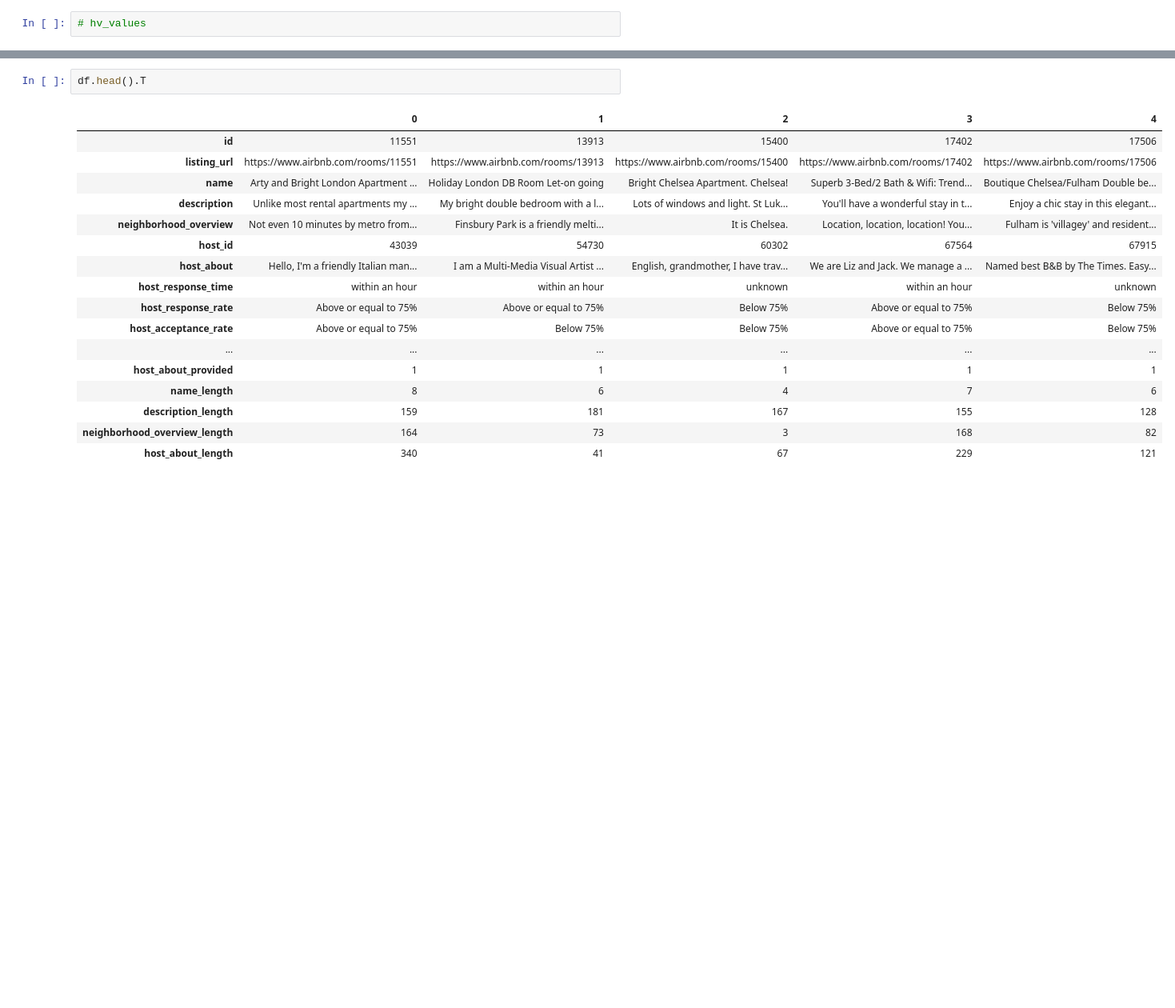
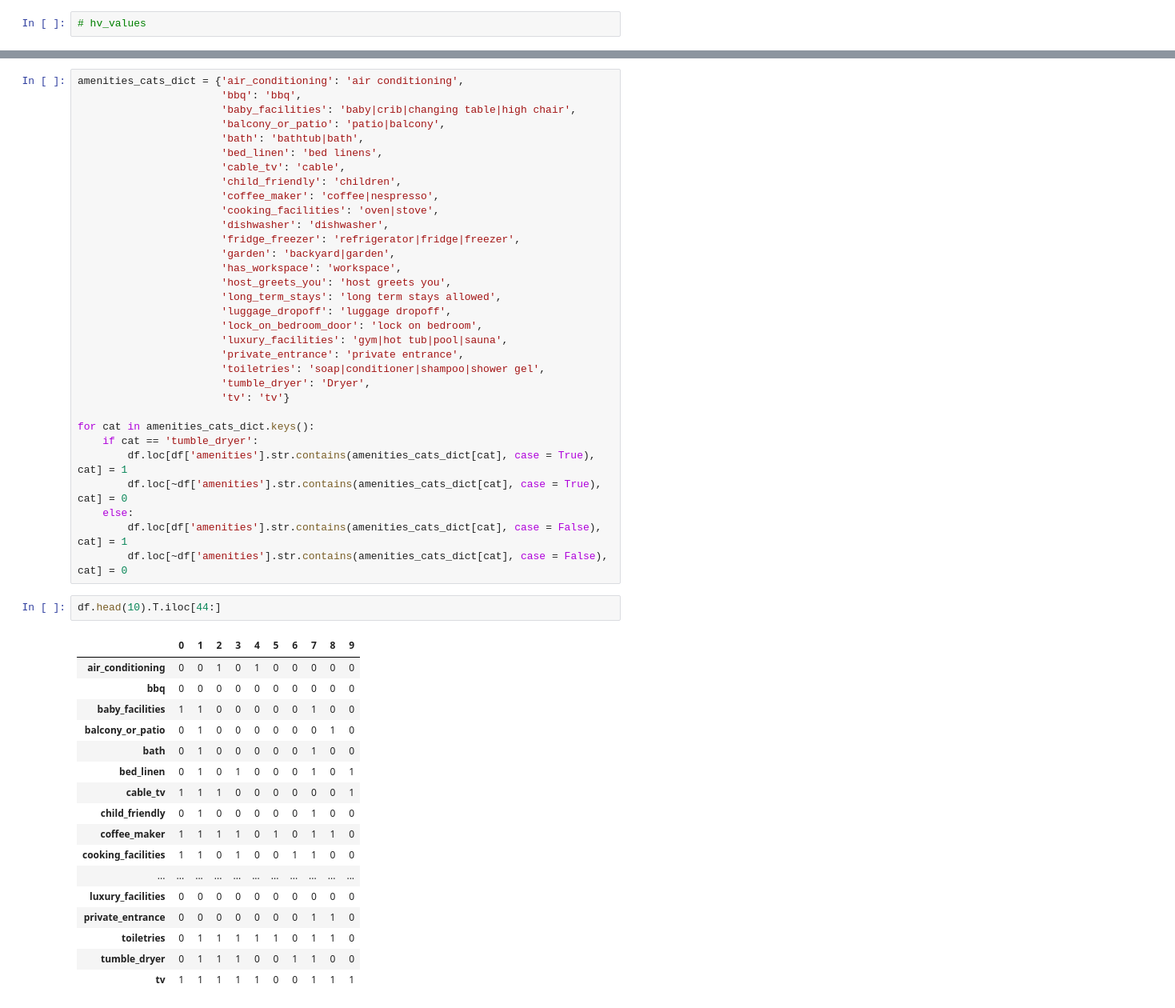
Before and after one commit to jradford5/GA_capstone_Airbnb_project, a Jupyter notebook: notebooks/capstone_airbnb_data_wrangling.ipynb, the cells around one changed output, grey strips where cells are left out. Shown: that part at 80% size. Saved outputs shown, nothing was run; the diff lists cells and outputs as text; blank space fills up the shorter version.

Commit message:
amenities variable resolved

```diff
--- a/notebooks/capstone_airbnb_data_wrangling.ipynb
+++ b/notebooks/capstone_airbnb_data_wrangling.ipynb
@@ -668,21 +647,53 @@ sorted(amenities_count_dict.items(), key = lambda kv: kv[1], reverse=True)
+# %%
+amenities_cats_dict = {'air_conditioning': 'air conditioning',
+                       'bbq': 'bbq',
+                       'baby_facilities': 'baby|crib|changing table|high chair',
+                       'balcony_or_patio': 'patio|balcony',
+                       'bath': 'bathtub|bath',
+                       'bed_linen': 'bed linens',
+                       'cable_tv': 'cable',
+                       'child_friendly': 'children',
+                       'coffee_maker': 'coffee|nespresso',
+                       'cooking_facilities': 'oven|stove',
+                       'dishwasher': 'dishwasher',
+                       'fridge_freezer': 'refrigerator|fridge|freezer',
+                       'garden': 'backyard|garden',
+                       'has_workspace': 'workspace',
+                       'host_greets_you': 'host greets you',
+                       'long_term_stays': 'long term stays allowed',
+                       'luggage_dropoff': 'luggage dropoff',
+                       'lock_on_bedroom_door': 'lock on bedroom',
+                       'luxury_facilities': 'gym|hot tub|pool|sauna',
+                       'private_entrance': 'private entrance',
+                       'toiletries': 'soap|conditioner|shampoo|shower gel',
+                       'tumble_dryer': 'Dryer',
+                       'tv': 'tv'}
+
+for cat in amenities_cats_dict.keys():
+    if cat == 'tumble_dryer':
+        df.loc[df['amenities'].str.contains(amenities_cats_dict[cat], case = True), cat] = 1
+        df.loc[~df['amenities'].str.contains(amenities_cats_dict[cat], case = True), cat] = 0
+    else:
+        df.loc[df['amenities'].str.contains(amenities_cats_dict[cat], case = False), cat] = 1
+        df.loc[~df['amenities'].str.contains(amenities_cats_dict[cat], case = False), cat] = 0
 # %%
-df.head().T
+df.head(10).T.iloc[44:]
 # %% [output]
-|  | 0 | 1 | 2 | 3 | 4 |
-| id | 11551 | 13913 | 15400 | 17402 | 17506 |
-| listing_url | https://www.airbnb.com/rooms/11551 | https://www.airbnb.com/rooms/13913 | https://www.airbnb.com/rooms/15400 | https://www.airbnb.com/rooms/17402 | https://www.airbnb.com/rooms/17506 |
-| name | Arty and Bright London Apartment ... | Holiday London DB Room Let-on going | Bright Chelsea Apartment. Chelsea! | Superb 3-Bed/2 Bath & Wifi: Trend... | Boutique Chelsea/Fulham Double be... |
-| description | Unlike most rental apartments my ... | My bright double bedroom with a l... | Lots of windows and light. St Luk... | You'll have a wonderful stay in t... | Enjoy a chic stay in this elegant... |
-| neighborhood_overview | Not even 10 minutes by metro from... | Finsbury Park is a friendly melti... | It is Chelsea. | Location, location, location! You... | Fulham is 'villagey' and resident... |
-| host_id | 43039 | 54730 | 60302 | 67564 | 67915 |
-| host_about | Hello, I'm a friendly Italian man... | I am a Multi-Media Visual Artist ... | English, grandmother, I have trav... | We are Liz and Jack. We manage a ... | Named best B&B by The Times. Easy... |
-| host_response_time | within an hour | within an hour | unknown | within an hour | unknown |
-| host_response_rate | Above or equal to 75% | Above or equal to 75% | Below 75% | Above or equal to 75% | Below 75% |
-| host_acceptance_rate | Above or equal to 75% | Below 75% | Below 75% | Above or equal to 75% | Below 75% |
-| ... | ... | ... | ... | ... | ... |
-| host_about_provided | 1 | 1 | 1 | 1 | 1 |
-| name_length | 8 | 6 | 4 | 7 | 6 |
-| description_length | 159 | 181 | 167 | 155 | 128 |
-| neighborhood_overview_length | 164 | 73 | 3 | 168 | 82 |
-| host_about_length | 340 | 41 | 67 | 229 | 121 |
+|  | 0 | 1 | 2 | 3 | 4 | 5 | 6 | 7 | 8 | 9 |
+| air_conditioning | 0 | 0 | 1 | 0 | 1 | 0 | 0 | 0 | 0 | 0 |
+| bbq | 0 | 0 | 0 | 0 | 0 | 0 | 0 | 0 | 0 | 0 |
+| baby_facilities | 1 | 1 | 0 | 0 | 0 | 0 | 0 | 1 | 0 | 0 |
+| balcony_or_patio | 0 | 1 | 0 | 0 | 0 | 0 | 0 | 0 | 1 | 0 |
+| bath | 0 | 1 | 0 | 0 | 0 | 0 | 0 | 1 | 0 | 0 |
+| bed_linen | 0 | 1 | 0 | 1 | 0 | 0 | 0 | 1 | 0 | 1 |
+| cable_tv | 1 | 1 | 1 | 0 | 0 | 0 | 0 | 0 | 0 | 1 |
+| child_friendly | 0 | 1 | 0 | 0 | 0 | 0 | 0 | 1 | 0 | 0 |
+| coffee_maker | 1 | 1 | 1 | 1 | 0 | 1 | 0 | 1 | 1 | 0 |
+| cooking_facilities | 1 | 1 | 0 | 1 | 0 | 0 | 1 | 1 | 0 | 0 |
+| ... | ... | ... | ... | ... | ... | ... | ... | ... | ... | ... |
+| luxury_facilities | 0 | 0 | 0 | 0 | 0 | 0 | 0 | 0 | 0 | 0 |
+| private_entrance | 0 | 0 | 0 | 0 | 0 | 0 | 0 | 1 | 1 | 0 |
+| toiletries | 0 | 1 | 1 | 1 | 1 | 1 | 0 | 1 | 1 | 0 |
+| tumble_dryer | 0 | 1 | 1 | 1 | 0 | 0 | 1 | 1 | 0 | 0 |
+| tv | 1 | 1 | 1 | 1 | 1 | 0 | 0 | 1 | 1 | 1 |
 # %%
```
Also changed, not shown: parts of 10 cells of this notebook.
